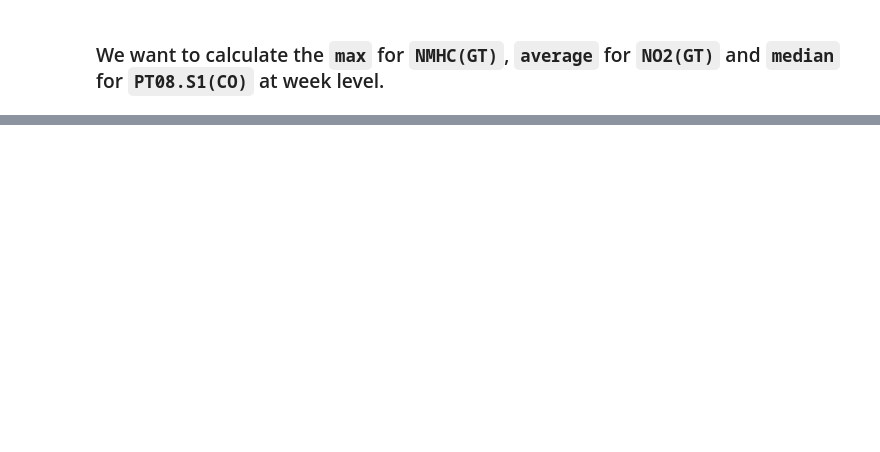
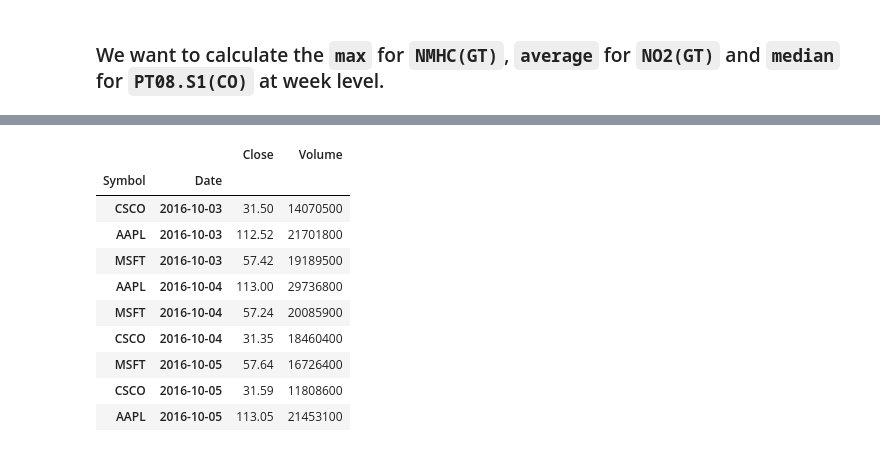
Before and after one commit to ltoco/Data-analysis-basics, a Jupyter notebook: pandas_advanced.ipynb, the cells around one changed output, grey strips where cells are left out. Drawn from its saved outputs; the diff is of its cells as text; code cells hidden in the pictures; blank space fills up the shorter version.

```diff
--- a/pandas_advanced.ipynb
+++ b/pandas_advanced.ipynb
@@ -537,0 +938,16 @@ date_data.loc[:, ["NMHC(GT)", "NO2(GT)", "PT08.S1(CO)"]].resample("W").agg({"NMH
+# %%
+stocks_data.set_index(['Symbol', 'Date'], inplace=True)
+
+stocks_data
+# %% [output]
+|  |  | Close | Volume |
+| Symbol | Date |  |  |
+| CSCO | 2016-10-03 | 31.50 | 14070500 |
+| AAPL | 2016-10-03 | 112.52 | 21701800 |
+| MSFT | 2016-10-03 | 57.42 | 19189500 |
+| AAPL | 2016-10-04 | 113.00 | 29736800 |
+| MSFT | 2016-10-04 | 57.24 | 20085900 |
+| CSCO | 2016-10-04 | 31.35 | 18460400 |
+| MSFT | 2016-10-05 | 57.64 | 16726400 |
+| CSCO | 2016-10-05 | 31.59 | 11808600 |
+| AAPL | 2016-10-05 | 113.05 | 21453100 |
```
Also changed, not shown: parts of 73 cells of this notebook.
